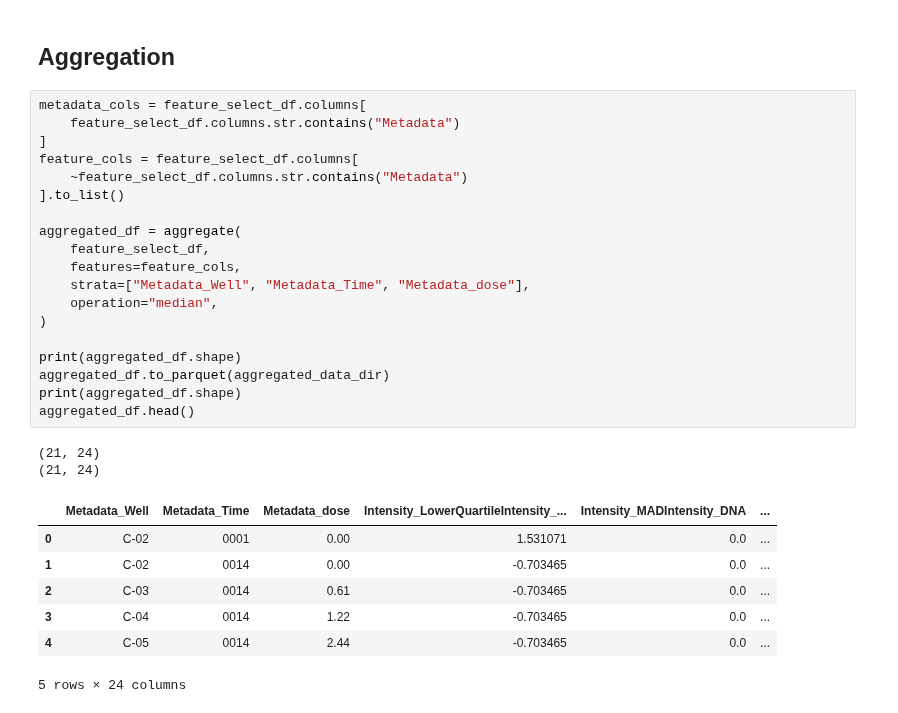
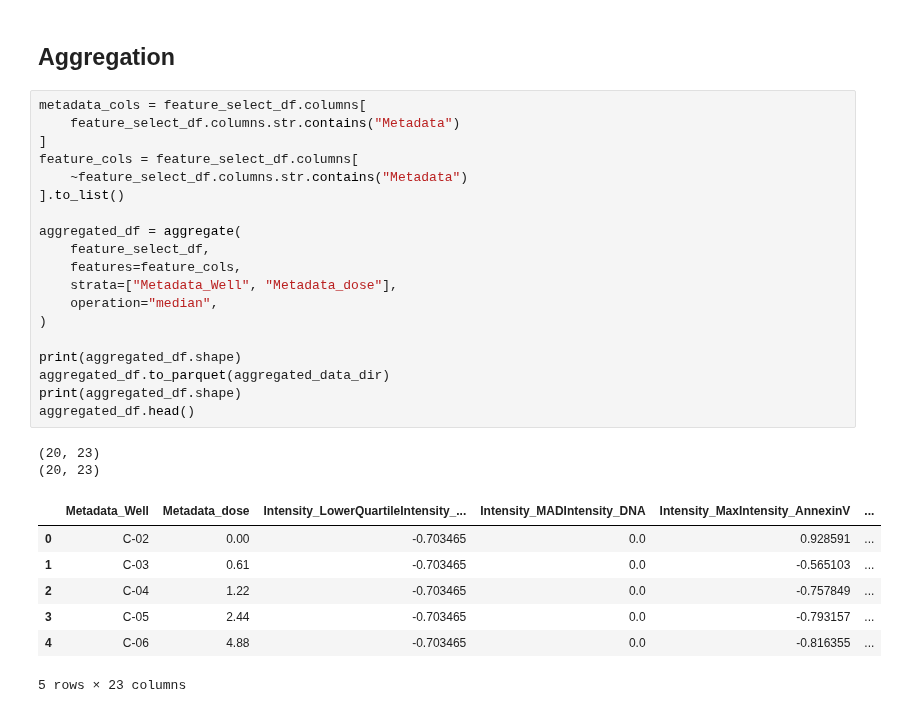
Before and after one commit to WayScience/live_cell_timelapse_apoptosis, a Jupyter notebook: 5.process_CP_features/notebooks/7.whole_image_pipline_processing.ipynb, the cells around one changed output. Cells and saved outputs as stored; diff of their text form.

```diff
--- a/5.process_CP_features/notebooks/7.whole_image_pipline_processing.ipynb
+++ b/5.process_CP_features/notebooks/7.whole_image_pipline_processing.ipynb
@@ -179,29 +189,29 @@ Number of features after feature selection: 31
 # %%
 metadata_cols = feature_select_df.columns[
     feature_select_df.columns.str.contains("Metadata")
 ]
 feature_cols = feature_select_df.columns[
     ~feature_select_df.columns.str.contains("Metadata")
 ].to_list()
 
 aggregated_df = aggregate(
     feature_select_df,
     features=feature_cols,
-    strata=["Metadata_Well", "Metadata_Time", "Metadata_dose"],
+    strata=["Metadata_Well", "Metadata_dose"],
     operation="median",
 )
 
 print(aggregated_df.shape)
 aggregated_df.to_parquet(aggregated_data_dir)
 print(aggregated_df.shape)
 aggregated_df.head()
 # %% [output]
-(21, 24)
-(21, 24)
+(20, 23)
+(20, 23)
-|  | Metadata_Well | Metadata_Time | Metadata_dose | Intensity_LowerQuartileIntensity_... | Intensity_MADIntensity_DNA | ... |
-| 0 | C-02 | 0001 | 0.00 | 1.531071 | 0.0 | ... |
-| 1 | C-02 | 0014 | 0.00 | -0.703465 | 0.0 | ... |
-| 2 | C-03 | 0014 | 0.61 | -0.703465 | 0.0 | ... |
-| 3 | C-04 | 0014 | 1.22 | -0.703465 | 0.0 | ... |
-| 4 | C-05 | 0014 | 2.44 | -0.703465 | 0.0 | ... |
+|  | Metadata_Well | Metadata_dose | Intensity_LowerQuartileIntensity_... | Intensity_MADIntensity_DNA | Intensity_MaxIntensity_AnnexinV | ... |
+| 0 | C-02 | 0.00 | -0.703465 | 0.0 | 0.928591 | ... |
+| 1 | C-03 | 0.61 | -0.703465 | 0.0 | -0.565103 | ... |
+| 2 | C-04 | 1.22 | -0.703465 | 0.0 | -0.757849 | ... |
+| 3 | C-05 | 2.44 | -0.703465 | 0.0 | -0.793157 | ... |
+| 4 | C-06 | 4.88 | -0.703465 | 0.0 | -0.816355 | ... |
-5 rows × 24 columns
+5 rows × 23 columns
```
Also changed, not shown: parts of 4 cells of this notebook.
